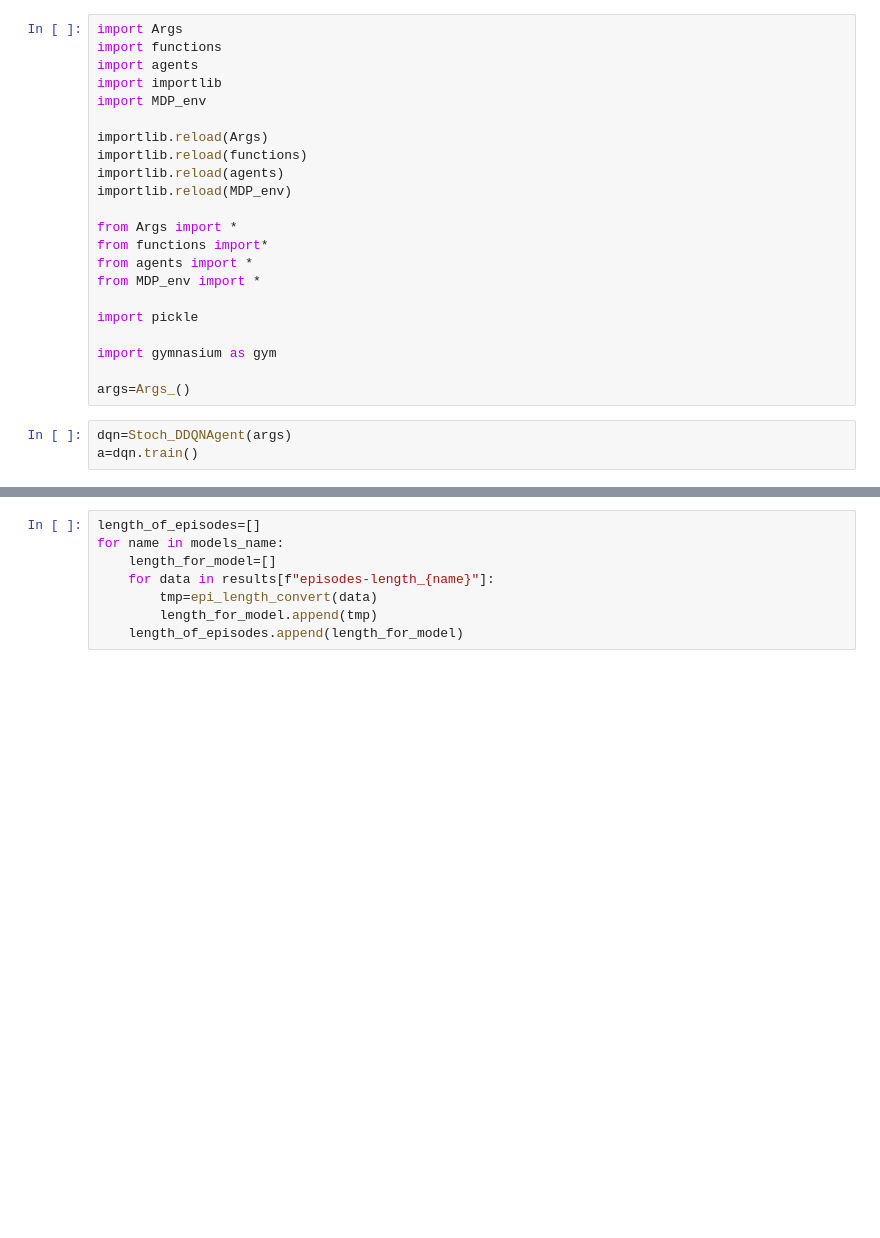
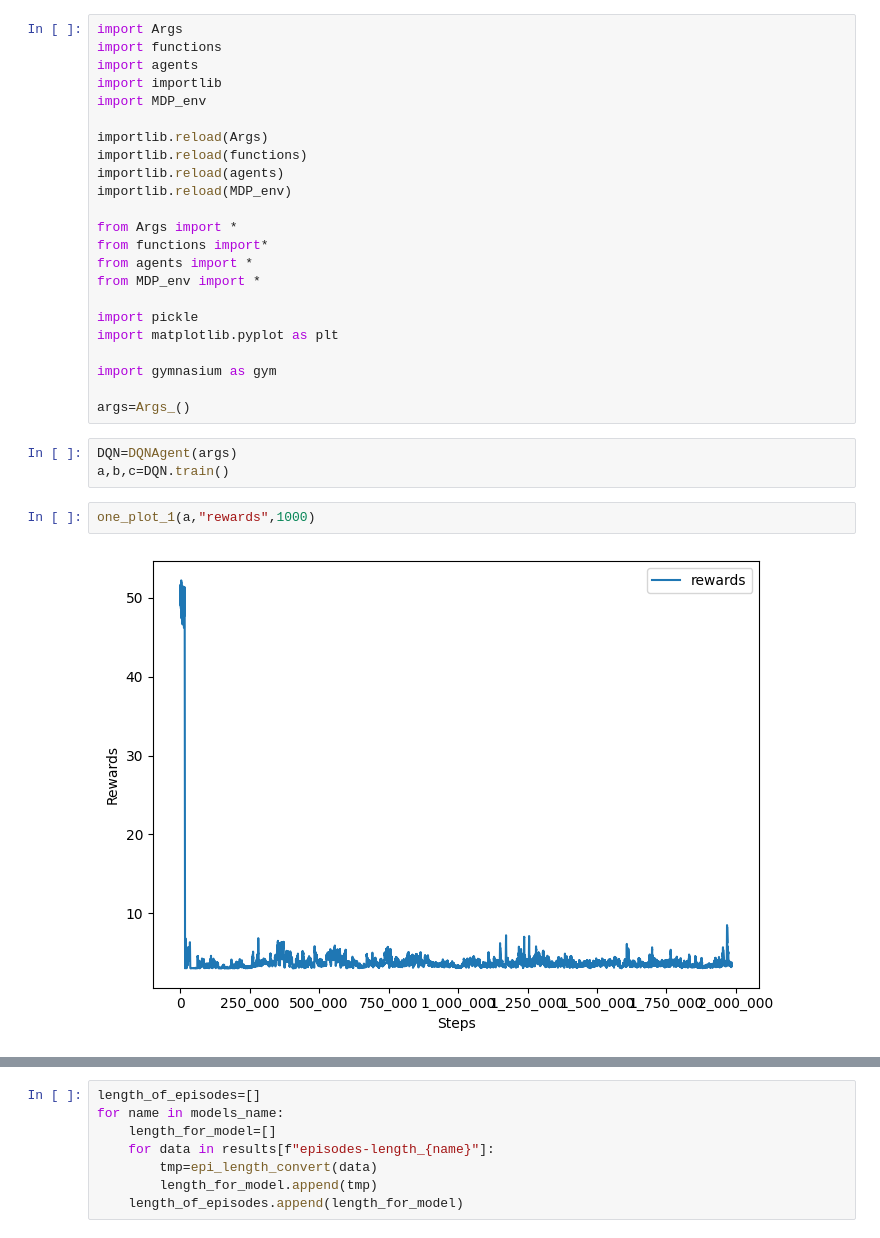
Before and after one commit to Tarik-com/Stochastic-Q-learning, a Jupyter notebook: Experiments.ipynb, the cells around one changed output, grey strips where cells are left out. Cells and saved outputs as stored; diff of their text form; blank space fills up the shorter version.

```diff
--- a/Experiments.ipynb
+++ b/Experiments.ipynb
@@ -16,10 +16,15 @@ from agents import *
 from MDP_env import *
 
 import pickle
+import matplotlib.pyplot as plt
 
 import gymnasium as gym
 
 args=Args_()
-# %%
-dqn=Stoch_DDQNAgent(args)
-a=dqn.train()
+# %%
+DQN=DQNAgent(args)
+a,b,c=DQN.train()
+# %%
+one_plot_1(a,"rewards",1000)
+# %% [output]
+[figure, added]
```
Also changed, not shown: parts of 75 cells of this notebook, 7 other files.
